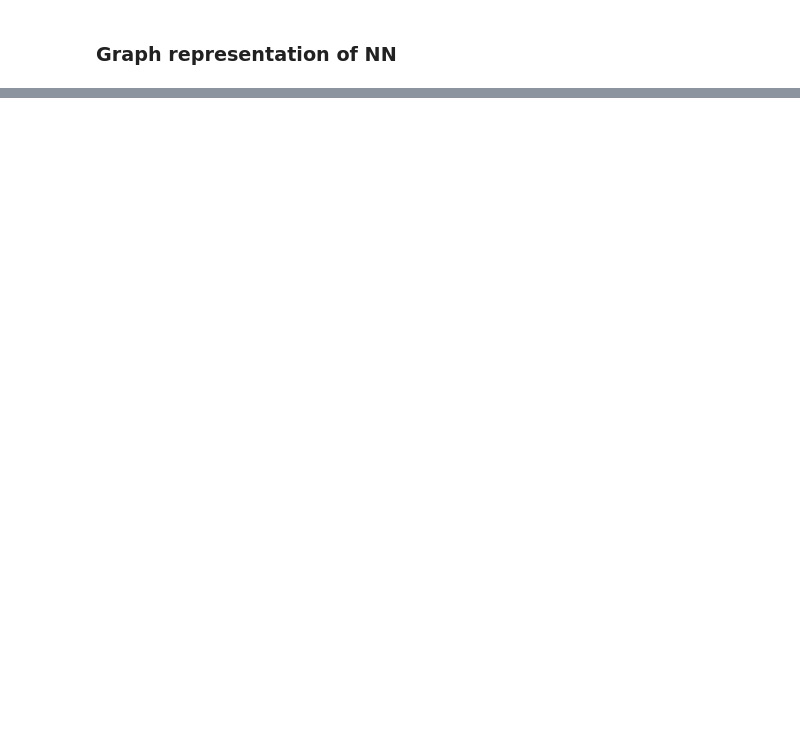
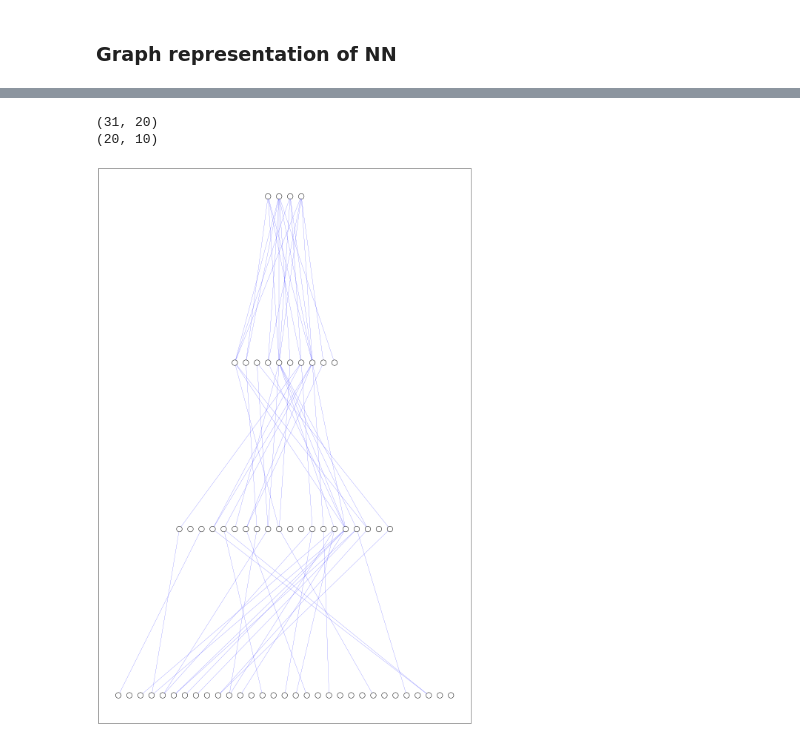
Before and after one commit to MatteoZambra/SM_ML__MScThesis, a Jupyter notebook: NetworkDraw.ipynb, the cells around one changed output, grey strips where cells are left out. Drawn from its saved outputs; the diff is of its cells as text; code cells hidden in the pictures; blank space fills up the shorter version.

Commit message:
NetworsAsGraph

```diff
--- a/NetworkDraw.ipynb
+++ b/NetworkDraw.ipynb
@@ -168,0 +208,43 @@ weights[0].shape
+# %%
+cutoff = 0.4
+
+links = wghts
+
+for k in range(wghts.shape[0]):
+    for i in range(wghts[k].shape[0]):
+        for j in range(wghts[k].shape[1]):
+            if (wghts[k][i,j] <= -cutoff or wghts[k][i,j] >= cutoff):
+                links[k][i,j] = 1
+            else:
+                links[k][i,j] = 0
+            #end
+        #end
+    #end
+#end
+# %%
+vertical_distance_between_layers = 30
+horizontal_distance_between_neurons = 2
+neuron_radius = 0.5
+number_of_neurons_in_widest_layer = 31
+network = NeuralNetwork(asGraph = True)
+# weights to convert from 10 outputs to 4 (decimal digits to their binary representation)
+
+pyplot.figure(figsize=(18,100))
+fig = pyplot.gca()
+fig.axes.get_xaxis().set_visible(False)
+fig.axes.get_yaxis().set_visible(False)
+
+
+for i in range(numLayers-1):
+    link = links[i]
+    print(link.shape)
+    network.add_layer((link.T).shape[1], link.T)
+network.add_layer((links[-1].T).shape[1], links[-1].T)
+network.add_layer((links[-1].T).shape[0])
+
+network.draw()
+pyplot.show()
+# %% [output]
+(31, 20)
+(20, 10)
+[figure, added]
```
Also changed, not shown: parts of 13 cells of this notebook, 4 other files.
